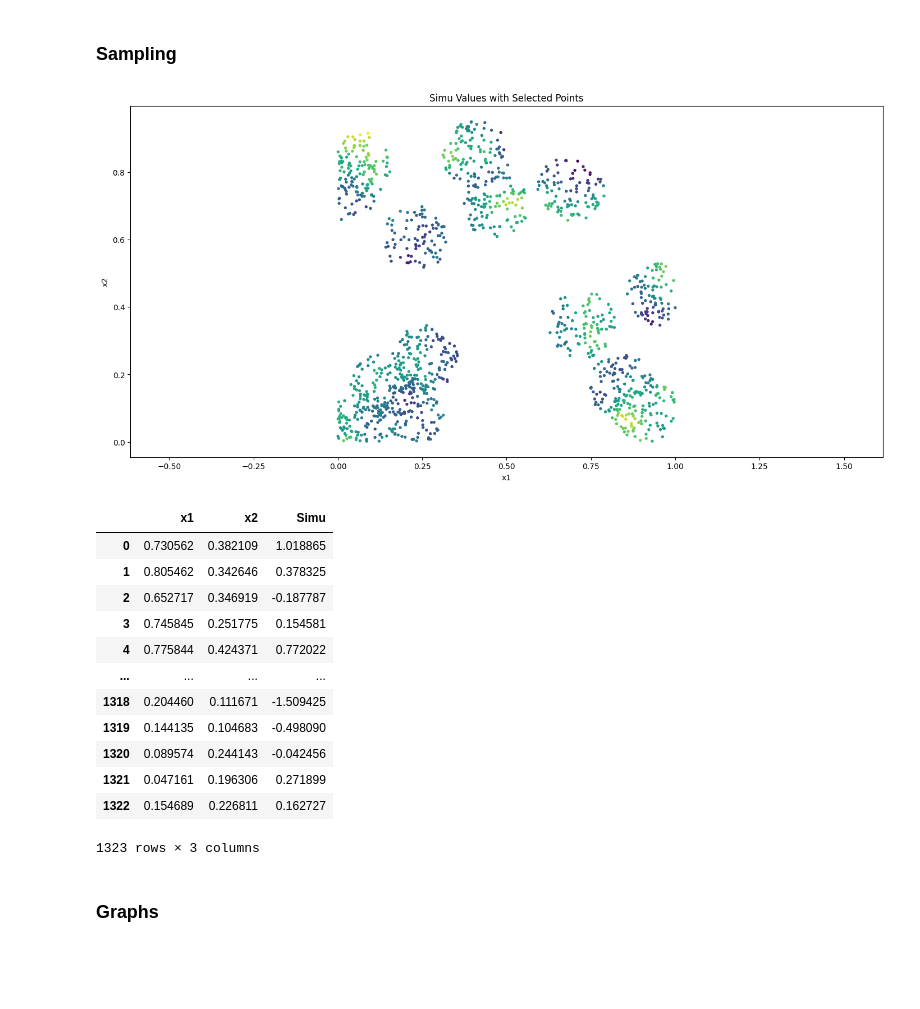
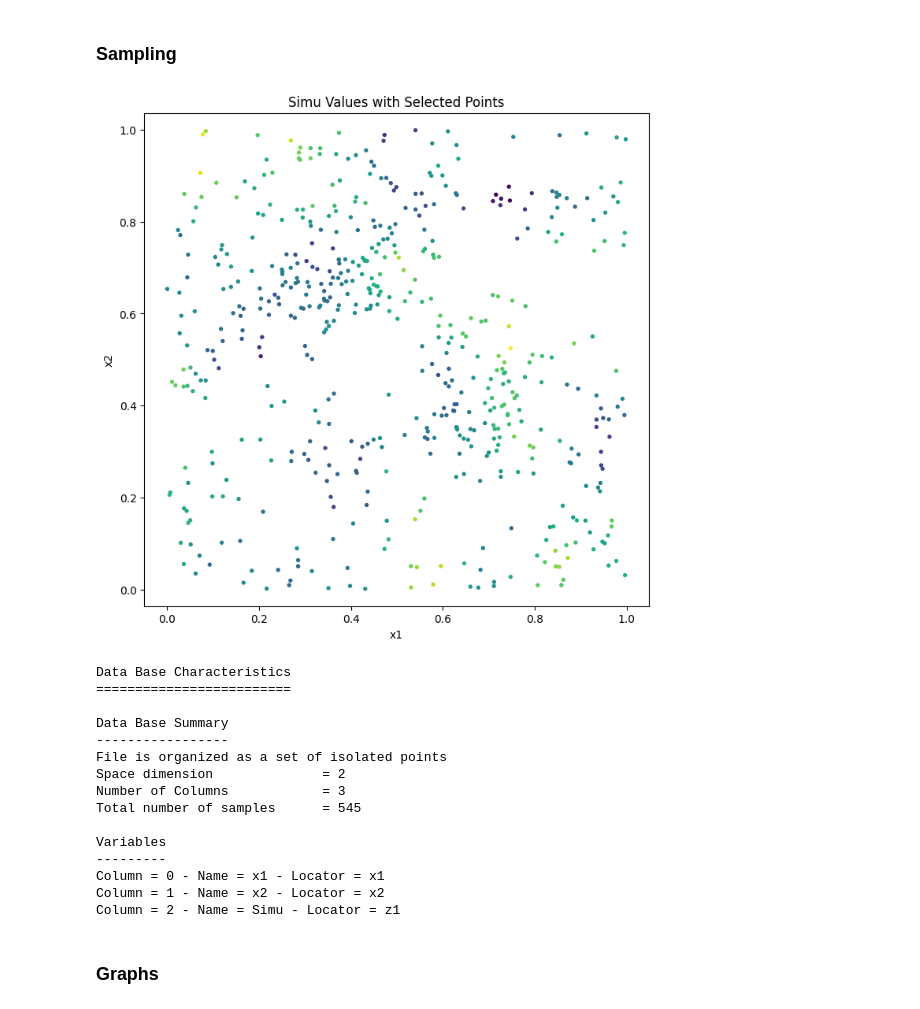
Before and after one commit to DarenXL/Neural_ST_inference, a Jupyter notebook: Code GNN/Amortized_Methods_Geostatistics-NoDeepset.ipynb, the cells around one changed output. Cells and saved outputs as stored; diff of their text form; code cells hidden in the pictures; blank space fills up the shorter version.

```diff
--- a/Code GNN/Amortized_Methods_Geostatistics-NoDeepset.ipynb
+++ b/Code GNN/Amortized_Methods_Geostatistics-NoDeepset.ipynb
@@ -111,19 +109,13 @@ theta_size = 2
 # %%
 def simulation_matern(sample, theta_range, theta_std, plot=False):
 
-    db = gl.Db_fromPandas(sample)
-    db.setLocators(["x1","x2"],gl.ELoc.X)
-
     model = gl.Model.createFromParam(type=gl.ECov.MATERN, range = theta_range*np.sqrt(8), param = 1, sill = theta_std**2)  # range is the practical range of Matérn with smoothness parameter = 1
-    err = gl.simtub(None, db, model, None, nbsimu=1, seed=0, nbtuba = 1000)
-
-    df_simu = pd.DataFrame({'Simu': db['z1']})
-    db_simu = pd.concat([sample, df_simu],axis=1)
+    err = gl.simtub(None, sample, model, None, nbsimu=1, seed=0, nbtuba = 1000)
 
     if plot:
-            fig, axs = plt.subplots(1, 1, figsize=(14, 7), constrained_layout=True)
+            fig, axs = plt.subplots(1, 1, figsize=(7, 7), constrained_layout=True)
 
-            axs.scatter(db_simu['x1'], db_simu['x2'], c=db_simu['Simu'], s=8)
+            axs.scatter(sample['x1'], sample['x2'], c=sample['Simu'], s=8)
 
             axs.set_xlabel('x1')
             axs.set_ylabel('x2')
@@ -135,23 +127,25 @@ def simulation_matern(sample, theta_range, theta_std, plot=False):
 
             plt.show()
 
-    return db_simu
+    return sample
 # %%
-sample = sampling_matern(10,100,.1)
+sample = sampling_matern(60,500//60,.1)
 theta_range, theta_std = .1, 1.
 simulation_matern(sample, theta_range, theta_std, plot=True)
 # %% [output]
-[figure, old version]
+[figure, new version]
-|  | x1 | x2 | Simu |
-| 0 | 0.730562 | 0.382109 | 1.018865 |
-| 1 | 0.805462 | 0.342646 | 0.378325 |
-| 2 | 0.652717 | 0.346919 | -0.187787 |
-| 3 | 0.745845 | 0.251775 | 0.154581 |
-| 4 | 0.775844 | 0.424371 | 0.772022 |
-| ... | ... | ... | ... |
-| 1318 | 0.204460 | 0.111671 | -1.509425 |
-| 1319 | 0.144135 | 0.104683 | -0.498090 |
-| 1320 | 0.089574 | 0.244143 | -0.042456 |
-| 1321 | 0.047161 | 0.196306 | 0.271899 |
-| 1322 | 0.154689 | 0.226811 | 0.162727 |
-1323 rows × 3 columns
+Data Base Characteristics
+=========================
+
+Data Base Summary
+-----------------
+File is organized as a set of isolated points
+Space dimension              = 2
+Number of Columns            = 3
+Total number of samples      = 545
+
+Variables
+---------
+Column = 0 - Name = x1 - Locator = x1
+Column = 1 - Name = x2 - Locator = x2
+Column = 2 - Name = Simu - Locator = z1
```
Also changed, not shown: parts of 47 cells of this notebook, 1 other file.
